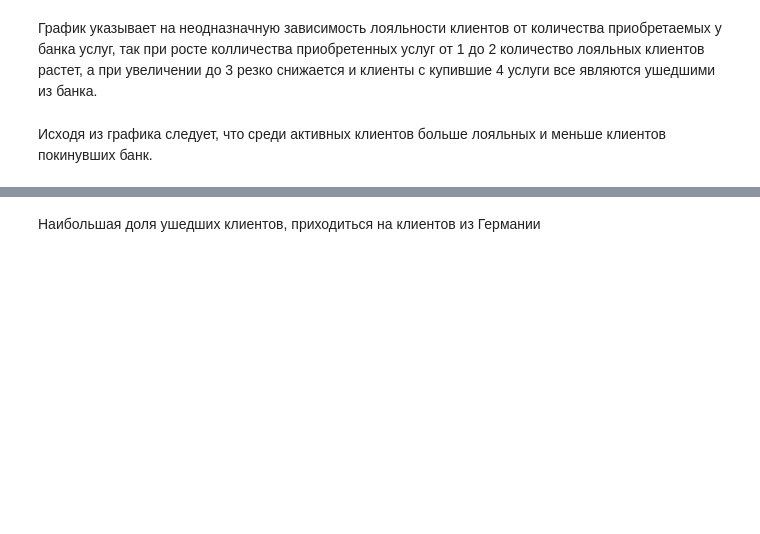
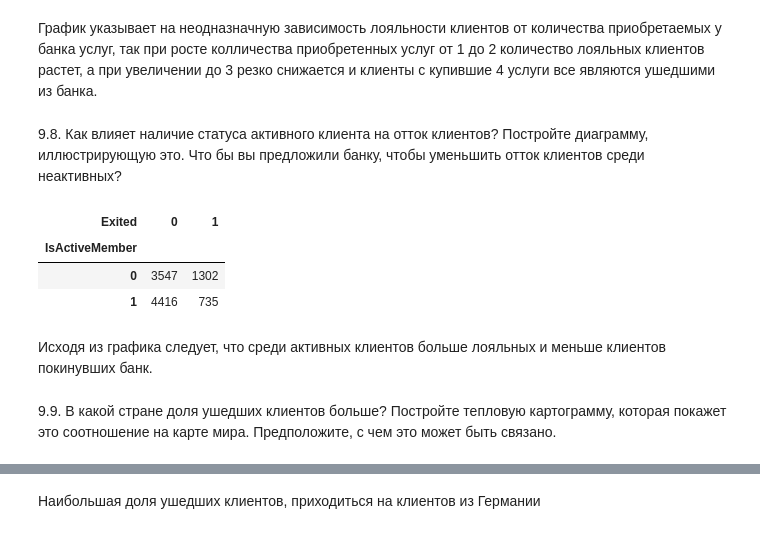
Before and after one commit to DenisMaltsev76/DM_76, a Jupyter notebook: Skillfactory/PY_13_Визуализация данных/PY_13_Финальное задание.ipynb, the cells around one changed output, grey strips where cells are left out. Drawn from its saved outputs; the diff is of its cells as text; code cells hidden in the pictures; blank space fills up the shorter version.

```diff
--- a/Skillfactory/PY_13_Визуализация данных/PY_13_Финальное задание.ipynb
+++ b/Skillfactory/PY_13_Визуализация данных/PY_13_Финальное задание.ipynb
@@ -149,28 +207,38 @@ Text(0, 0.5, 'Number of clients')
 # %% [markdown]
 График указывает на неодназначную зависимость лояльности клиентов от количества приобретаемых у банка услуг, так при росте колличества приобретенных услуг от 1 до 2 количество лояльных клиентов растет, а при увеличении до 3 резко снижается и клиенты с купившие 4 услуги все являются ушедшими из банка.
+# %% [markdown]
+9.8. Как влияет наличие статуса активного клиента на отток клиентов? Постройте диаграмму, иллюстрирующую это. Что бы вы предложили банку, чтобы уменьшить отток клиентов среди неактивных?
 # %%
 # Задание 9.8
 pivot_2 = churn_data.pivot_table(
     'CustomerId',
     index='IsActiveMember',
     columns='Exited',
     aggfunc='count'
 )
 fig = px.bar(
     data_frame=pivot_2,
     width=1000,
     height=700,
     color='Exited',
     barmode='group',
     title='Number of Active vs Non-Active members between Loyal and Exited customers',
 )
 fig.update_layout(
     xaxis_title='Member Status',
     yaxis_title='Number of Members'
 )
 fig.show()
+pivot_2.head()
+# %% [output]
+| Exited | 0 | 1 |
+| IsActiveMember |  |  |
+| 0 | 3547 | 1302 |
+| 1 | 4416 | 735 |
 # %% [markdown]
 Исходя из графика следует, что среди активных клиентов больше лояльных и меньше  клиентов покинувших банк.
+# %% [markdown]
+9.9. В какой стране доля ушедших клиентов больше? Постройте тепловую картограмму, которая покажет это соотношение на карте мира. Предположите, с чем это может быть связано.
 # %%
 # Задание 9.9
 pivot_3 = churn_data.pivot_table( values='Exited', index='Geography', aggfunc= 'mean', )
```
Also changed, not shown: parts of 15 cells of this notebook.
